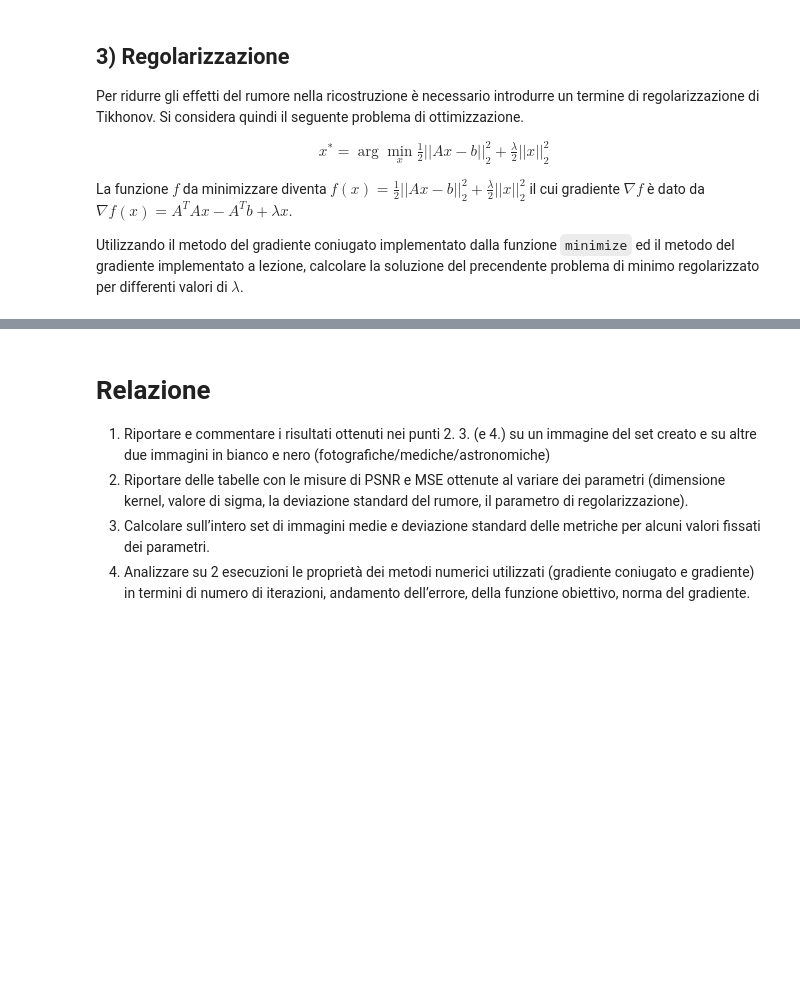
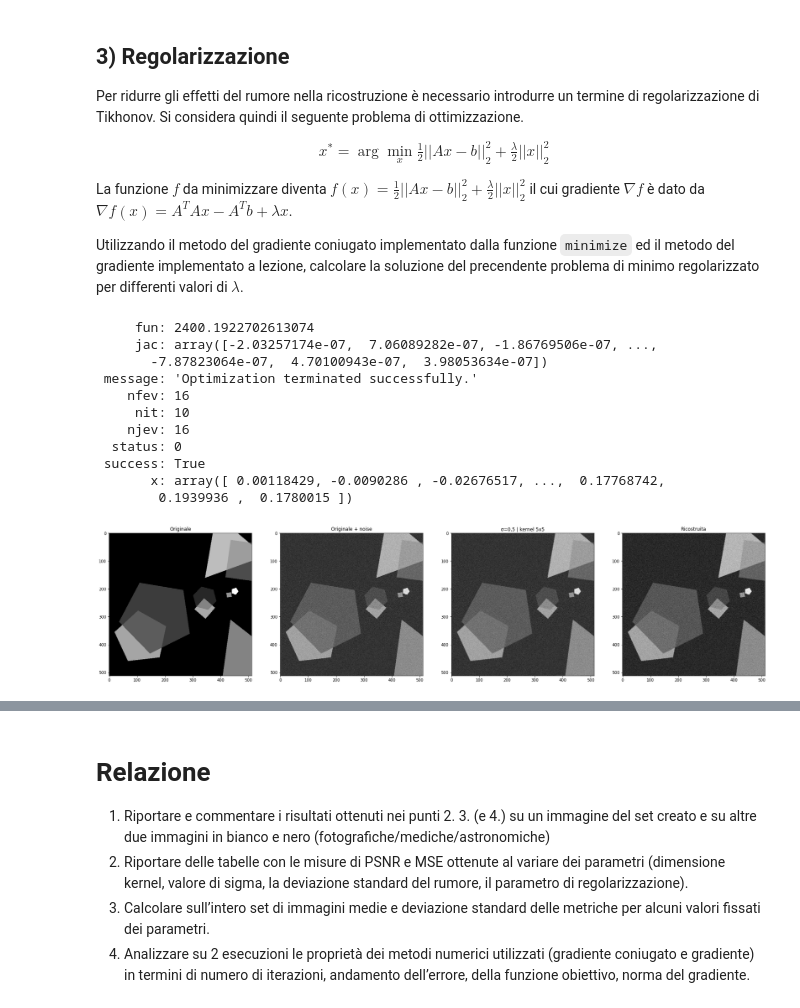
Before and after one commit to NotXia/imaging, a Jupyter notebook: progetto.ipynb, the cells around one changed output, grey strips where cells are left out. Drawn from its saved outputs; the diff is of its cells as text; code cells hidden in the pictures; blank space fills up the shorter version.

```diff
--- a/progetto.ipynb
+++ b/progetto.ipynb
@@ -145,3 +203,58 @@ il cui gradiente $\nabla f$ è dato da
 $\nabla f(x) = A^TAx - A^Tb + λx$.
 
 Utilizzando il metodo del gradiente coniugato implementato dalla funzione `minimize` ed il metodo del gradiente implementato a lezione, calcolare la soluzione del precendente problema di minimo regolarizzato per differenti valori di $\lambda$.
+# %%
+def reg(image, blur, lamb):
+    def f(x):
+        x = x.reshape(image.shape)
+        return ((((1/2) * (np.linalg.norm(A(x, blur) - image))**2 + ((lamb/2)) * (np.linalg.norm(x))**2)).reshape(-1))
+    def df(x):
+        x = x.reshape(image.shape)
+        return (AT(A(x, blur), blur) - AT(image, blur) + (lamb * x)).reshape(-1)
+
+    out = minimize(
+        fun = f,
+        x0 = np.zeros(image.reshape(-1).shape),
+        method = "CG",
+        jac = df
+    )
+
+    return out
+# %%
+out_reg = reg(image1, blur1, 0.5)
+# %%
+print(out_reg)
+out_reg = out_reg.x.reshape(image1.shape)
+
+plt.figure(figsize=(30, 10))
+
+ax1 = plt.subplot(1, 4, 1)
+ax1.imshow(real_image, cmap="gray")
+plt.title("Originale")
+
+ax1 = plt.subplot(1, 4, 2)
+ax1.imshow(real_noisy, cmap="gray")
+plt.title("Originale + noise")
+
+ax2 = plt.subplot(1, 4, 3)
+ax2.imshow(image1, cmap="gray")
+plt.title("σ=0,5 | kernel 5x5")
+
+ax3 = plt.subplot(1, 4, 4)
+ax3.imshow(out_reg, cmap="gray")
+plt.title("Ricostruita")
+
+plt.show()
+# %% [output]
+     fun: 2400.1922702613074
+     jac: array([-2.03257174e-07,  7.06089282e-07, -1.86769506e-07, ...,
+       -7.87823064e-07,  4.70100943e-07,  3.98053634e-07])
+ message: 'Optimization terminated successfully.'
+    nfev: 16
+     nit: 10
+    njev: 16
+  status: 0
+ success: True
+       x: array([ 0.00118429, -0.0090286 , -0.02676517, ...,  0.17768742,
+        0.1939936 ,  0.1780015 ])
+[figure, added]
```
Also changed, not shown: parts of 14 cells of this notebook.
